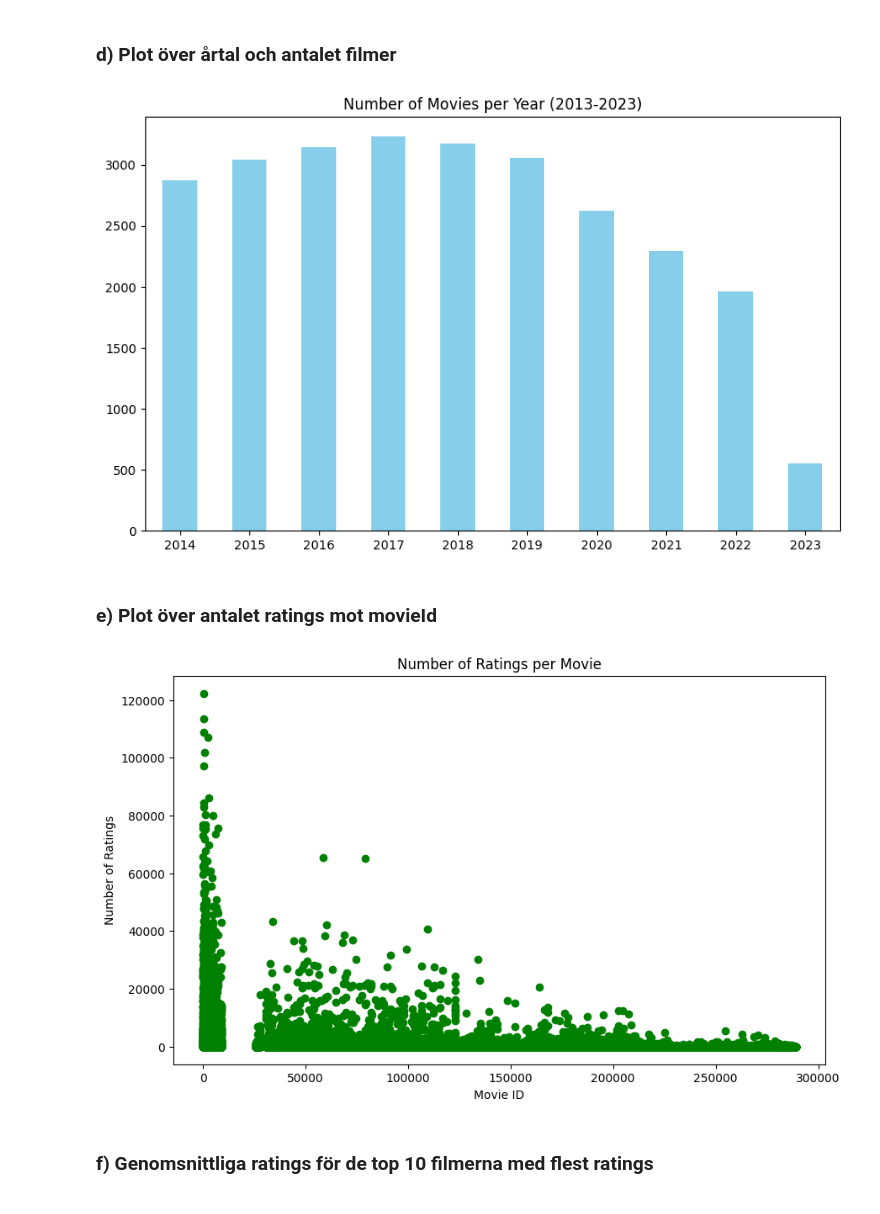
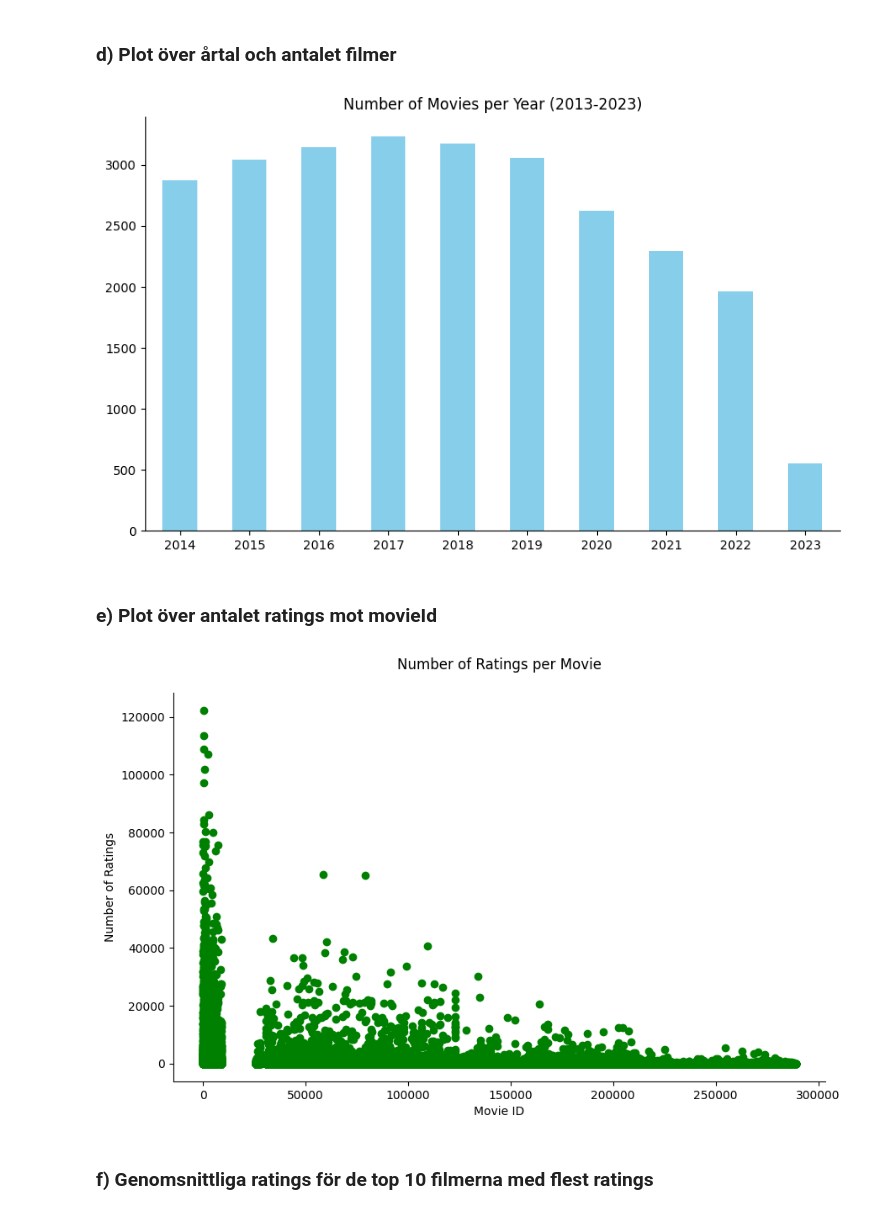
Before and after one commit to SandraAnder/AI-Sandra-Andersson-OPA23, a Jupyter notebook: labs/Lab1/Lab1.ipynb, the cells around one changed output. Saved outputs shown, nothing was run; the diff lists cells and outputs as text; code cells hidden in the pictures.

```diff
--- a/labs/Lab1/Lab1.ipynb
+++ b/labs/Lab1/Lab1.ipynb
@@ -143,24 +174,28 @@ movies_per_year_filtered_sorted.plot(kind='bar', color='skyblue', ax=ax)
 ax.set_title('Number of Movies per Year (2013-2023)')
 ax.set_xlabel('')
 ax.tick_params(axis='x', rotation=0)
+ax.spines["top"].set_visible(False)
+ax.spines["right"].set_visible(False)
 plt.show()
 # %% [output]
-[figure, old version]
+[figure, new version]
 # %% [markdown]
 ### e) Plot över antalet ratings mot movieId
 # %%
 # Antalet betyg per film
 ratings_per_movie = df_ratings.groupby('movieId').size()
 
 fig, ax = plt.subplots(figsize=(10, 6))
 # Plottar antalet betyg mot movieId
 ax.plot(ratings_per_movie.index, ratings_per_movie.values, marker='o', linestyle='', color='green')
-ax.set_title('Number of Ratings per Movie')
+ax.set_title('Number of Ratings per Movie', pad=20)
 ax.set_xlabel('Movie ID')
 ax.set_ylabel('Number of Ratings')
+ax.spines["top"].set_visible(False)
+ax.spines["right"].set_visible(False)
 plt.show()
 # %% [output]
-[figure, old version]
+[figure, new version]
 # %% [markdown]
 ### f) Genomsnittliga ratings för de top 10 filmerna med flest ratings
 # %%
```
Also changed, not shown: parts of 12 cells of this notebook, 1 other file.
